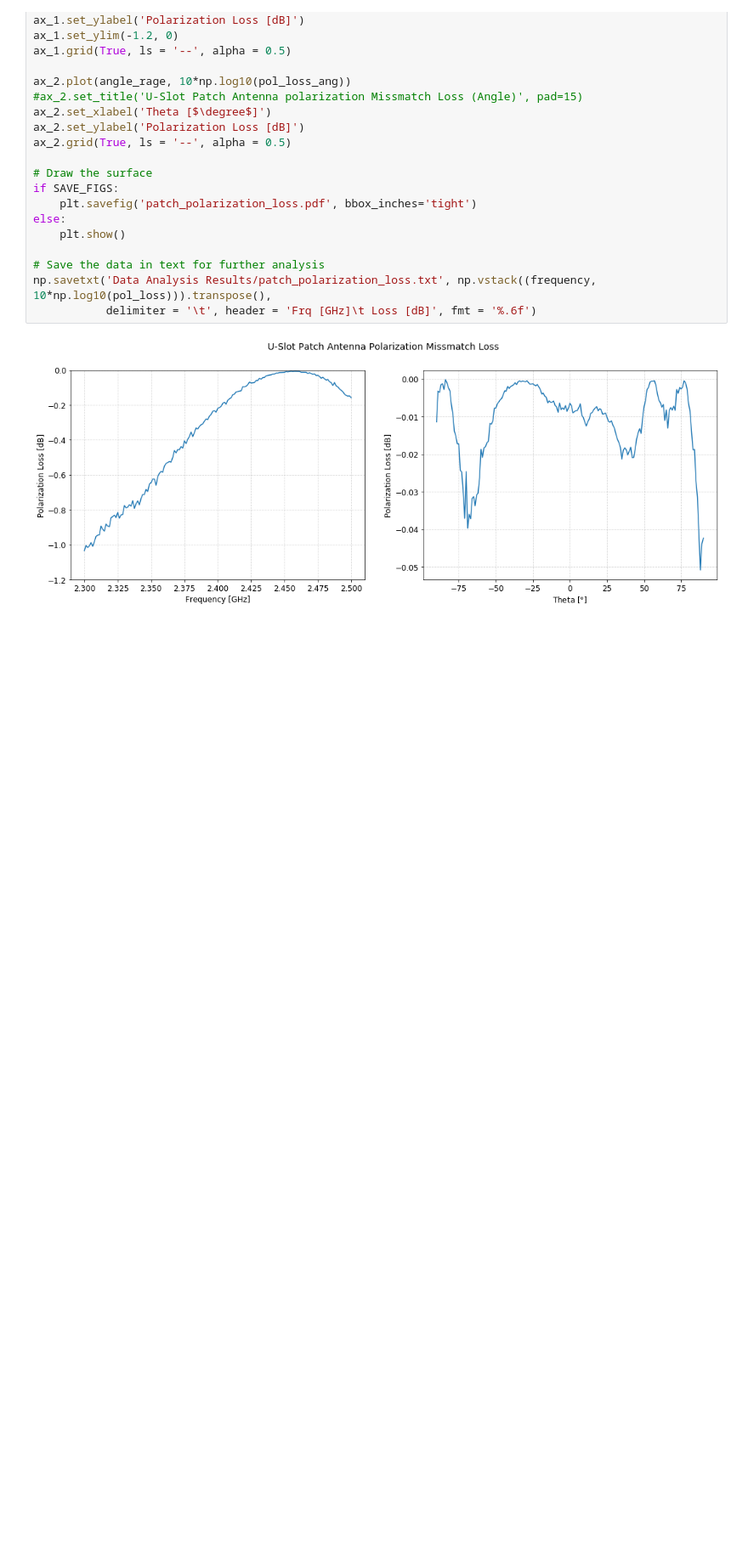
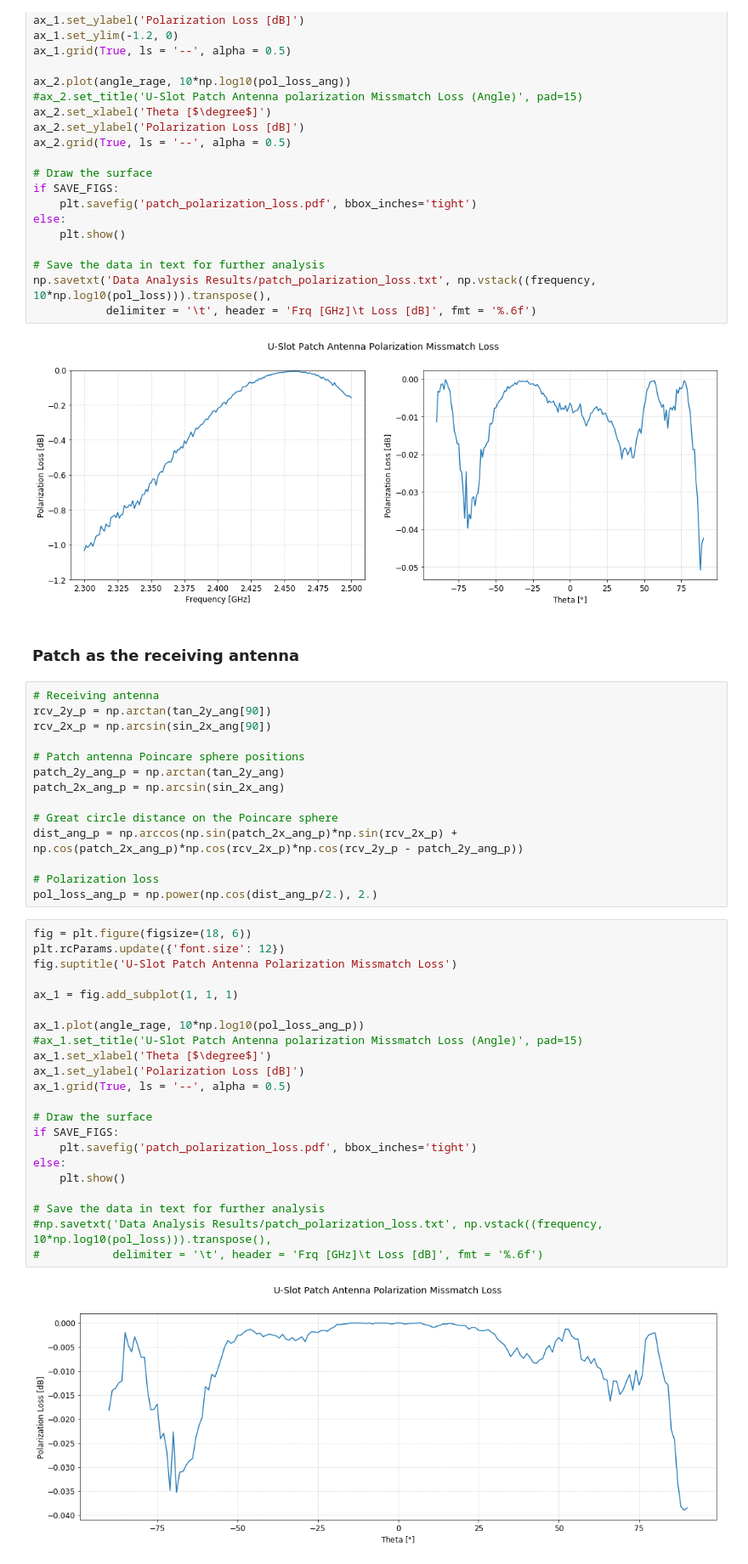
Before and after one commit to AcubeSAT/satellite-s-band-antenna, a Jupyter notebook: Anechoic Chamber Tests/Patch_Antenna_Phase.ipynb, the cells around one changed output. Shown at 85% size. Drawn from its saved outputs; the diff is of its cells as text; blank space fills up the shorter version.

```diff
--- a/Anechoic Chamber Tests/Patch_Antenna_Phase.ipynb
+++ b/Anechoic Chamber Tests/Patch_Antenna_Phase.ipynb
@@ -235,3 +224,43 @@ np.savetxt('Data Analysis Results/patch_polarization_loss.txt', np.vstack((frequ
            delimiter = '\t', header = 'Frq [GHz]\t Loss [dB]', fmt = '%.6f')
 # %% [output]
 [figure]
+# %% [markdown]
+### Patch as the receiving antenna
+# %%
+# Receiving antenna
+rcv_2y_p = np.arctan(tan_2y_ang[90])
+rcv_2x_p = np.arcsin(sin_2x_ang[90])
+
+# Patch antenna Poincare sphere positions
+patch_2y_ang_p = np.arctan(tan_2y_ang)
+patch_2x_ang_p = np.arcsin(sin_2x_ang)
+
+# Great circle distance on the Poincare sphere
+dist_ang_p = np.arccos(np.sin(patch_2x_ang_p)*np.sin(rcv_2x_p) + np.cos(patch_2x_ang_p)*np.cos(rcv_2x_p)*np.cos(rcv_2y_p - patch_2y_ang_p))
+
+# Polarization loss
+pol_loss_ang_p = np.power(np.cos(dist_ang_p/2.), 2.)
+# %%
+fig = plt.figure(figsize=(18, 6))
+plt.rcParams.update({'font.size': 12})
+fig.suptitle('U-Slot Patch Antenna Polarization Missmatch Loss')
+
+ax_1 = fig.add_subplot(1, 1, 1)
+
+ax_1.plot(angle_rage, 10*np.log10(pol_loss_ang_p))
+#ax_1.set_title('U-Slot Patch Antenna polarization Missmatch Loss (Angle)', pad=15)
+ax_1.set_xlabel('Theta [$\degree$]')
+ax_1.set_ylabel('Polarization Loss [dB]')
+ax_1.grid(True, ls = '--', alpha = 0.5)
+
+# Draw the surface
+if SAVE_FIGS:
+    plt.savefig('patch_polarization_loss.pdf', bbox_inches='tight')
+else:
+    plt.show()
+
+# Save the data in text for further analysis
+#np.savetxt('Data Analysis Results/patch_polarization_loss.txt', np.vstack((frequency, 10*np.log10(pol_loss))).transpose(),
+#           delimiter = '\t', header = 'Frq [GHz]\t Loss [dB]', fmt = '%.6f')
+# %% [output]
+[figure, added]
```
Also changed, not shown: parts of 8 cells of this notebook, 2 other files.
